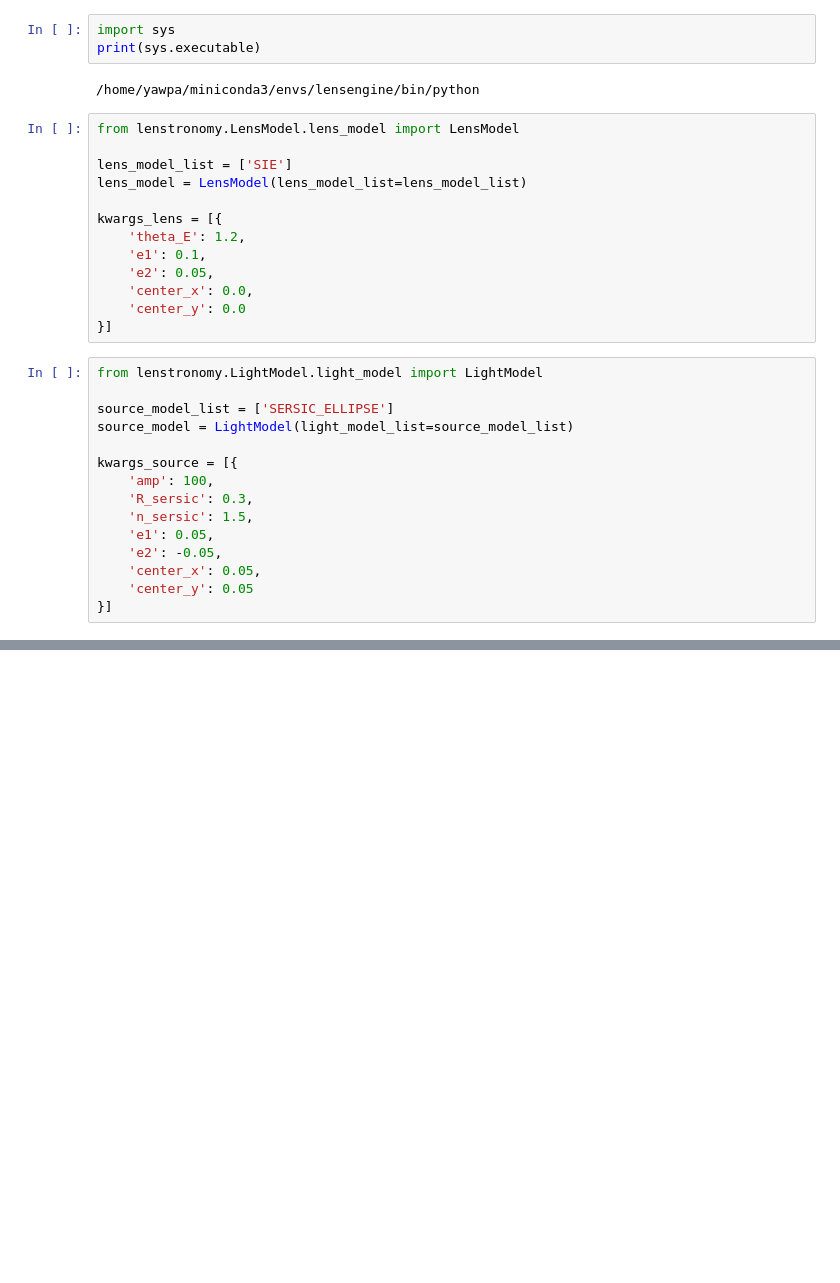
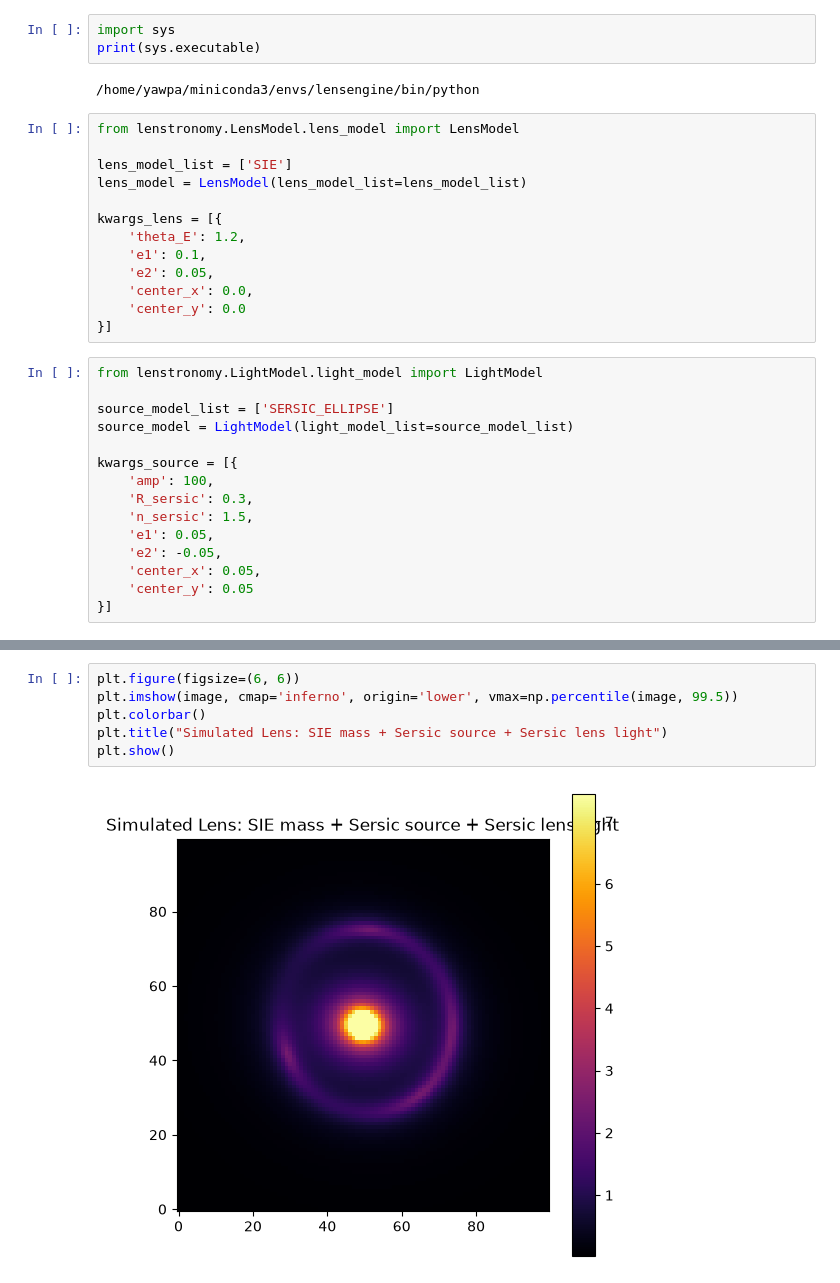
Before and after one commit to ekanshgouttam/gravitational-lens-engine, a Jupyter notebook: notebooks/02_lens_simulation.ipynb, the cells around one changed output, grey strips where cells are left out. Drawn from its saved outputs; the diff is of its cells as text; blank space fills up the shorter version.

```diff
--- a/notebooks/02_lens_simulation.ipynb
+++ b/notebooks/02_lens_simulation.ipynb
@@ -67,0 +98,8 @@ NameError: name 'PSF' is not defined
+# %%
+plt.figure(figsize=(6, 6))
+plt.imshow(image, cmap='inferno', origin='lower', vmax=np.percentile(image, 99.5))
+plt.colorbar()
+plt.title("Simulated Lens: SIE mass + Sersic source + Sersic lens light")
+plt.show()
+# %% [output]
+[figure, added]
```
Also changed, not shown: parts of 12 cells of this notebook, 3 other files.
